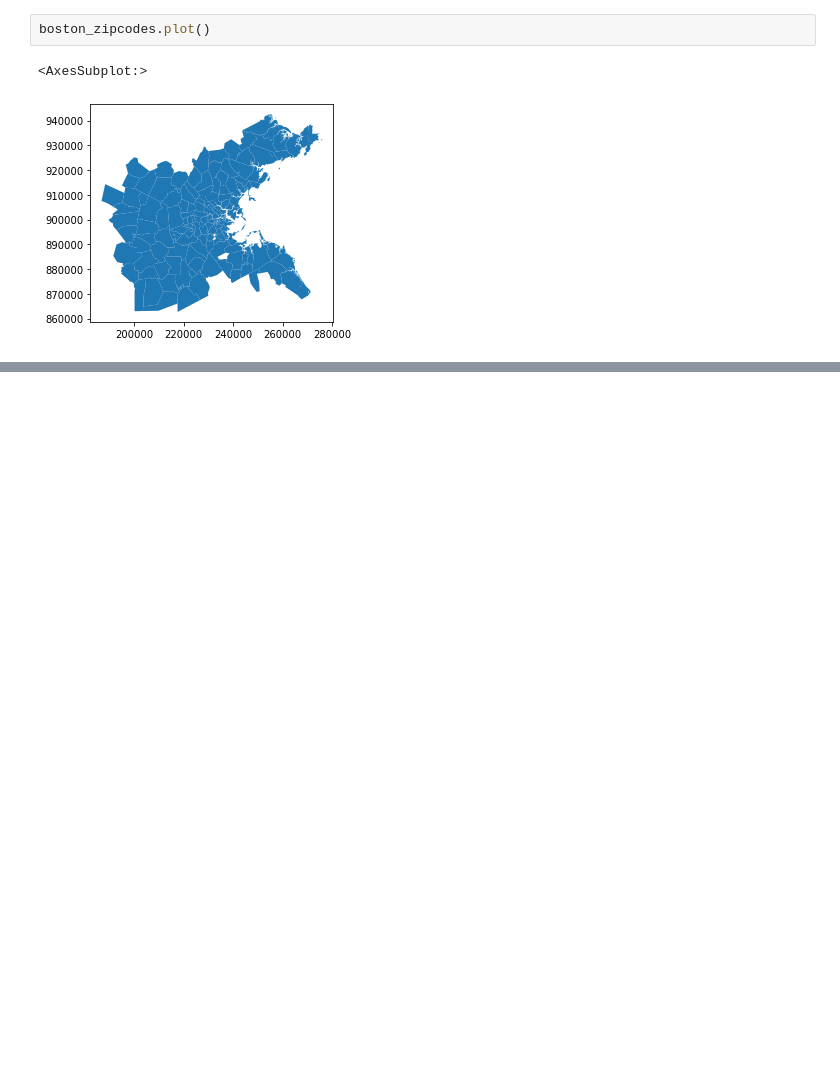
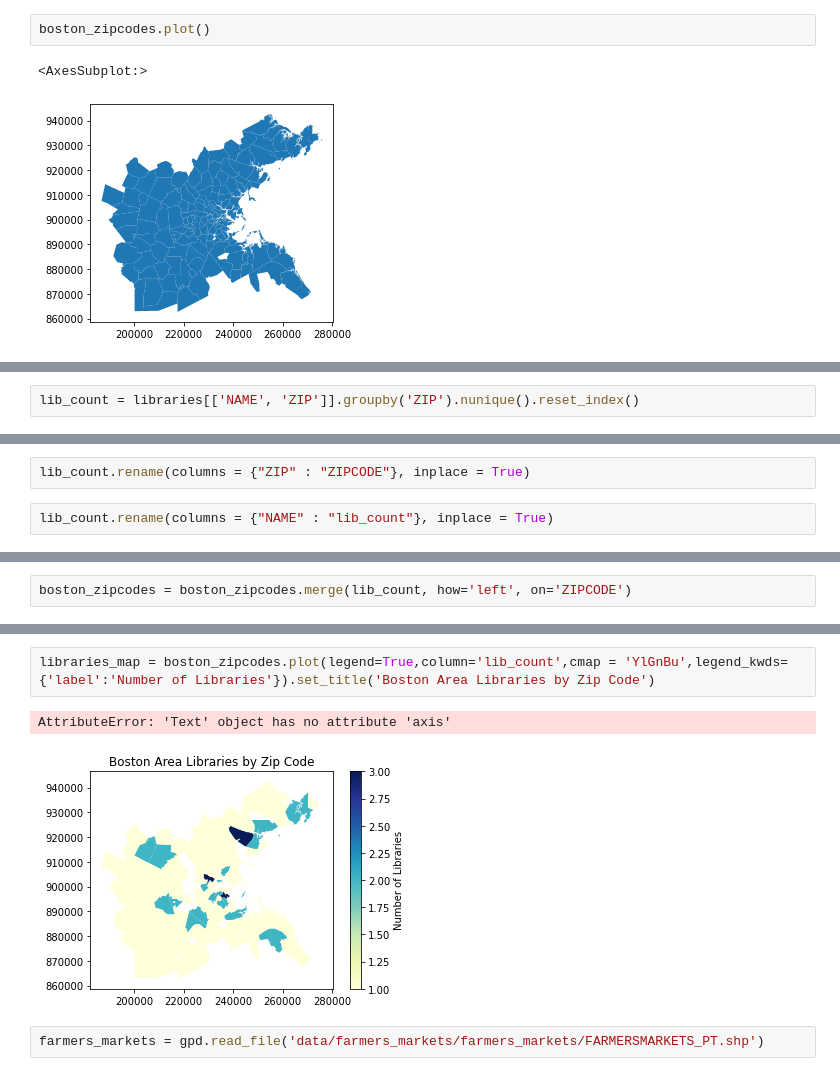
Before and after one commit to oreade01/UEP239_Final_Project, a Jupyter notebook: suitability.ipynb, the cells around one changed output, grey strips where cells are left out. Cells and saved outputs as stored; diff of their text form; blank space fills up the shorter version.

```diff
--- a/suitability.ipynb
+++ b/suitability.ipynb
@@ -87,0 +212,2 @@ boston_zipcodes.plot()
+# %%
+lib_count = libraries[['NAME', 'ZIP']].groupby('ZIP').nunique().reset_index()
@@ -87,0 +230,4 @@ boston_zipcodes.plot()
+# %%
+lib_count.rename(columns = {"ZIP" : "ZIPCODE"}, inplace = True)
+# %%
+lib_count.rename(columns = {"NAME" : "lib_count"}, inplace = True)
@@ -87,0 +250,2 @@ boston_zipcodes.plot()
+# %%
+boston_zipcodes = boston_zipcodes.merge(lib_count, how='left', on='ZIPCODE')
@@ -87,0 +268,7 @@ boston_zipcodes.plot()
+# %%
+libraries_map = boston_zipcodes.plot(legend=True,column='lib_count',cmap = 'YlGnBu',legend_kwds={'label':'Number of Libraries'}).set_title('Boston Area Libraries by Zip Code')
+# %% [output]
+AttributeError: 'Text' object has no attribute 'axis'
+[figure, added]
+# %%
+farmers_markets = gpd.read_file('data/farmers_markets/farmers_markets/FARMERSMARKETS_PT.shp')
```
Also changed, not shown: parts of 37 cells of this notebook, 10 other files.
